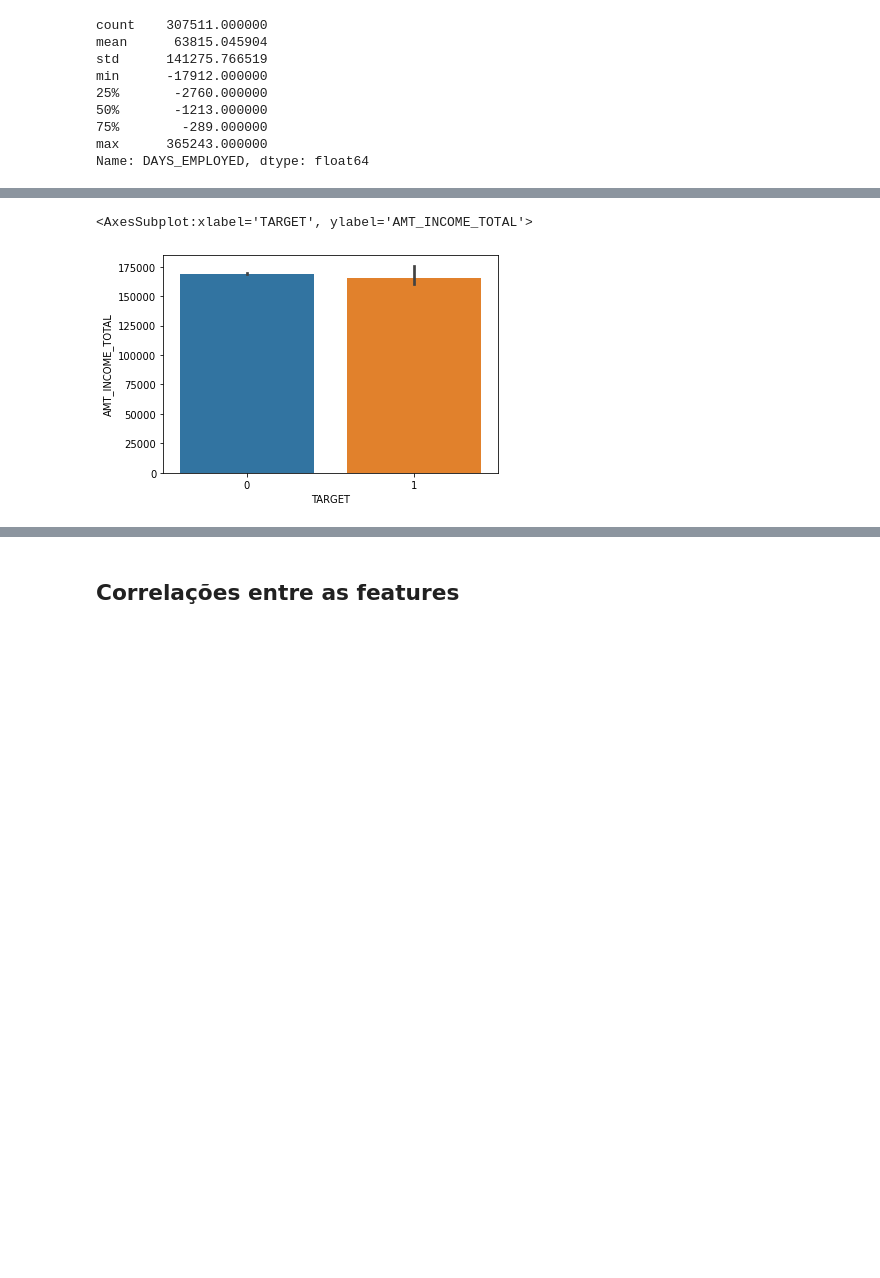
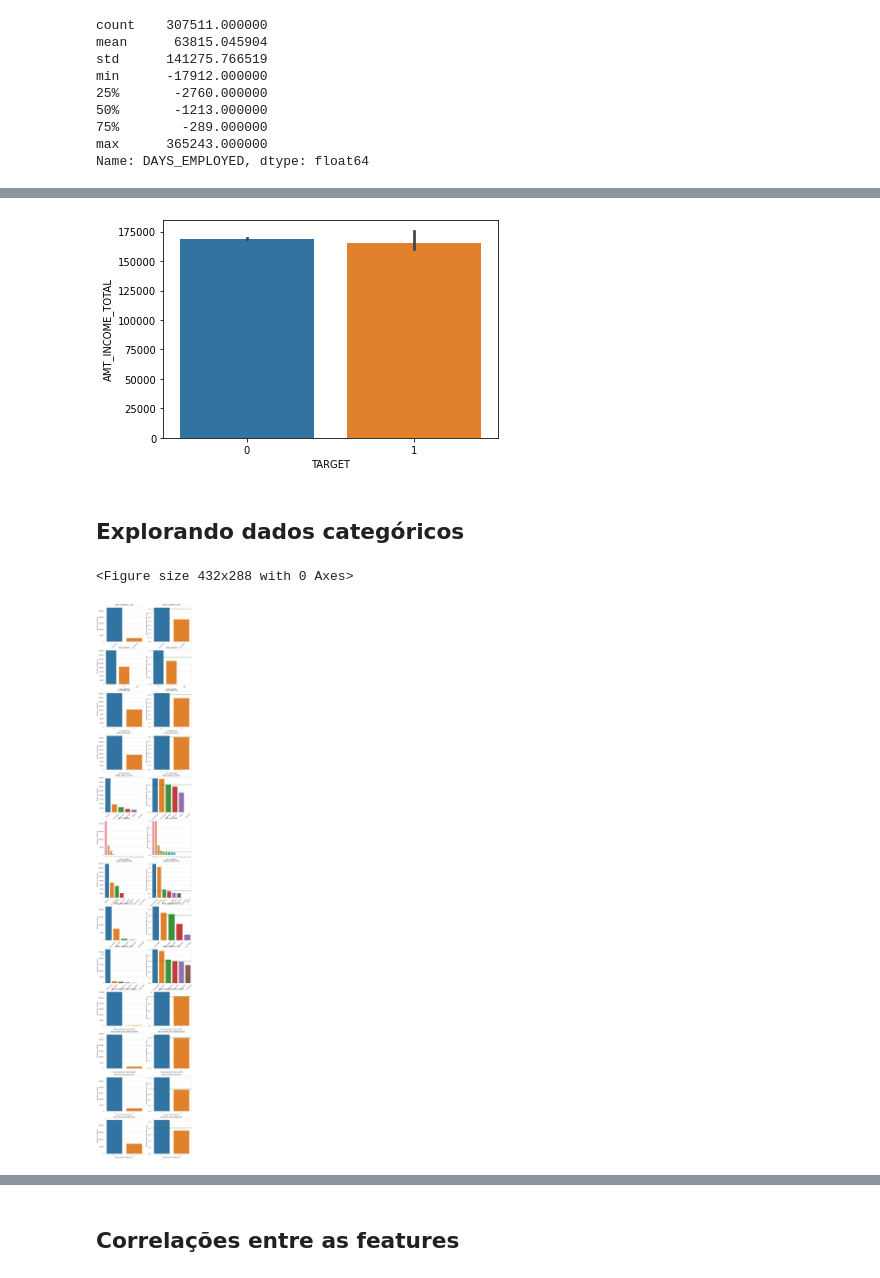
Before and after one commit to rerabelo/ProjetoInterdisciplinar, a Jupyter notebook: Notebooks/EDA_credit_2022.ipynb, the cells around one changed output, grey strips where cells are left out. Drawn from its saved outputs; the diff is of its cells as text; code cells hidden in the pictures; blank space fills up the shorter version.

```diff
--- a/Notebooks/EDA_credit_2022.ipynb
+++ b/Notebooks/EDA_credit_2022.ipynb
@@ -191,6 +359,10 @@ sns.barplot(x='TARGET',y='AMT_CREDIT',data=train)
 [figure]
 # %%
 sns.barplot(x='TARGET',y='AMT_INCOME_TOTAL',data=train)
+sns.set_color_codes("pastel")
 # %% [output]
-<AxesSubplot:xlabel='TARGET', ylabel='AMT_INCOME_TOTAL'>
 [figure]
+# %% [markdown]
+## Explorando dados categóricos
+# %%
+per_ones = len(train.loc[train['TARGET'] != 0])/len(train)
@@ -196,0 +445,10 @@ sns.barplot(x='TARGET',y='AMT_INCOME_TOTAL',data=train)
+# %%
+var = ['NAME_CONTRACT_TYPE','CODE_GENDER', 'FLAG_OWN_CAR', 'FLAG_OWN_REALTY',
+       'NAME_FAMILY_STATUS', 'CNT_CHILDREN', 'NAME_INCOME_TYPE', 'NAME_EDUCATION_TYPE', 'NAME_HOUSING_TYPE',
+       'REG_REGION_NOT_LIVE_REGION', 'REG_REGION_NOT_WORK_REGION',
+       'REG_CITY_NOT_LIVE_CITY', 'REG_CITY_NOT_WORK_CITY']
+
+plot_stats_categorical(train, var)
+# %% [output]
+<Figure size 432x288 with 0 Axes>
+[figure, added]
```
Also changed, not shown: parts of 25 cells of this notebook, 5 other files.
